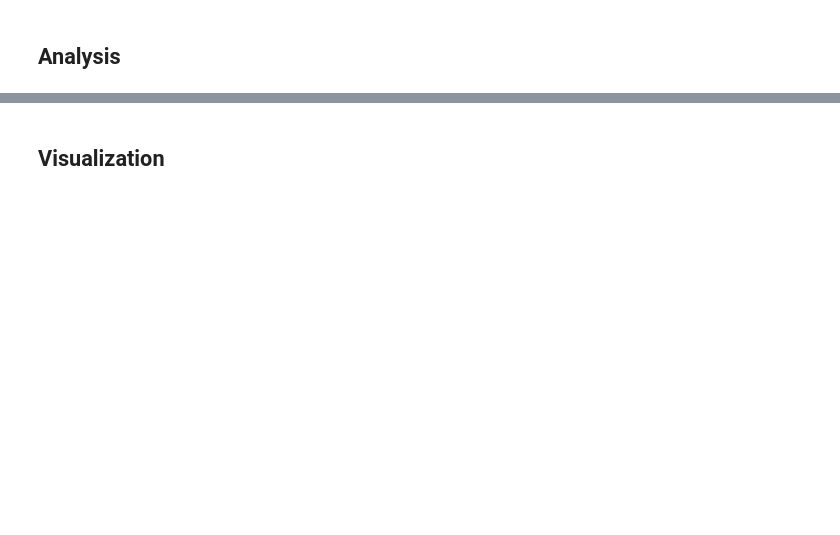
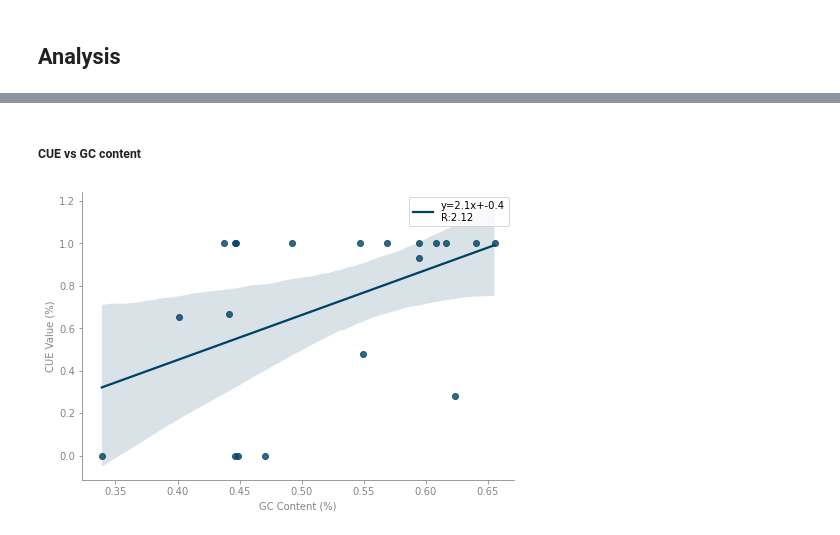
Before and after one commit to hgscott/GRC-2022, a Jupyter notebook: IAMM_library_analysis.ipynb, the cells around one changed output, grey strips where cells are left out. Drawn from its saved outputs; the diff is of its cells as text; code cells hidden in the pictures; blank space fills up the shorter version.

```diff
--- a/IAMM_library_analysis.ipynb
+++ b/IAMM_library_analysis.ipynb
@@ -63,4 +149,0 @@ unconstrained_experiments = [gem2cue.utils.Experiment(strain) for strain in stra
-# %%
-# Calculate CUE for all of the Experiments
-for exp in unconstrained_experiments:
-    exp.CUE(ex_nomenclature = {'C_e'})
@@ -129,3 +149,0 @@ gluc_medium = gem2cue.utils.Media({
-# %%
-# Make an experiment for each Strain
-glucose_experiments = [gem2cue.utils.Experiment(strain, media=gluc_medium) for strain in strain_list]
@@ -231,4 +155,0 @@ ace_experiments = [gem2cue.utils.Experiment(strain, ace_media) for strain in str
-# %%
-# Calculate CUE for all of the Experiments
-for exp in ace_experiments:
-    exp.CUE(ex_nomenclature = {'C_e'})
@@ -237,2 +156,47 @@ for exp in ace_experiments:
-# %% [markdown]
-## Visualization
+# %% [markdown]
+##### CUE vs GC content
+# %%
+cue_vals = [exp.cue for exp in glucose_experiments if exp.cue is not None]
+gc_vals = [exp.strain.metadata['GC Content'] for exp in glucose_experiments if exp.cue is not None]
+len_vals = [exp.strain.metadata['Genome Length'] for exp in glucose_experiments if exp.cue is not None]
+rxn_vals = [exp.strain.metadata['Purely Metabolic Rxns'] for exp in glucose_experiments if exp.cue is not None]
+# %%
+# Create a figure instance
+fig = plt.figure()
+
+# Create an axes instance
+ax = fig.add_axes([0,0,1,1])
+
+# get coeffs of linear fit
+slope, intercept, r_value, p_value, std_err = stats.linregress(gc_vals, cue_vals)
+
+# use line_kws to set line label for legend
+ax = sns.regplot(gc_vals, cue_vals, color='#004263',
+	line_kws={'label':"y={0:.1f}x+{1:.1f}\nR:{0:.2f}".format(slope,intercept, r_value)})
+
+# plot legend
+ax.legend()
+
+# Style
+# rcParams.update({'font.size': 40})
+
+ax.spines['top'].set_visible(False)
+ax.spines['right'].set_visible(False)
+
+ax.spines['left'].set_color('#818689')
+ax.yaxis.label.set_color('#818689')
+ax.tick_params(axis='y', colors='#818689')
+
+ax.spines['bottom'].set_color('#818689')
+ax.xaxis.label.set_color('#818689')
+ax.tick_params(axis='x', colors='#818689')
+
+# Labels
+plt.ylabel('CUE Value (%)')
+plt.xlabel('GC Content (%)')
+
+# # Show
+# fig.set_size_inches(18.5, 10.5)
+plt.show()
+# %% [output]
+[figure, added]
```
Also changed, not shown: parts of 26 cells of this notebook, 5 other files.
